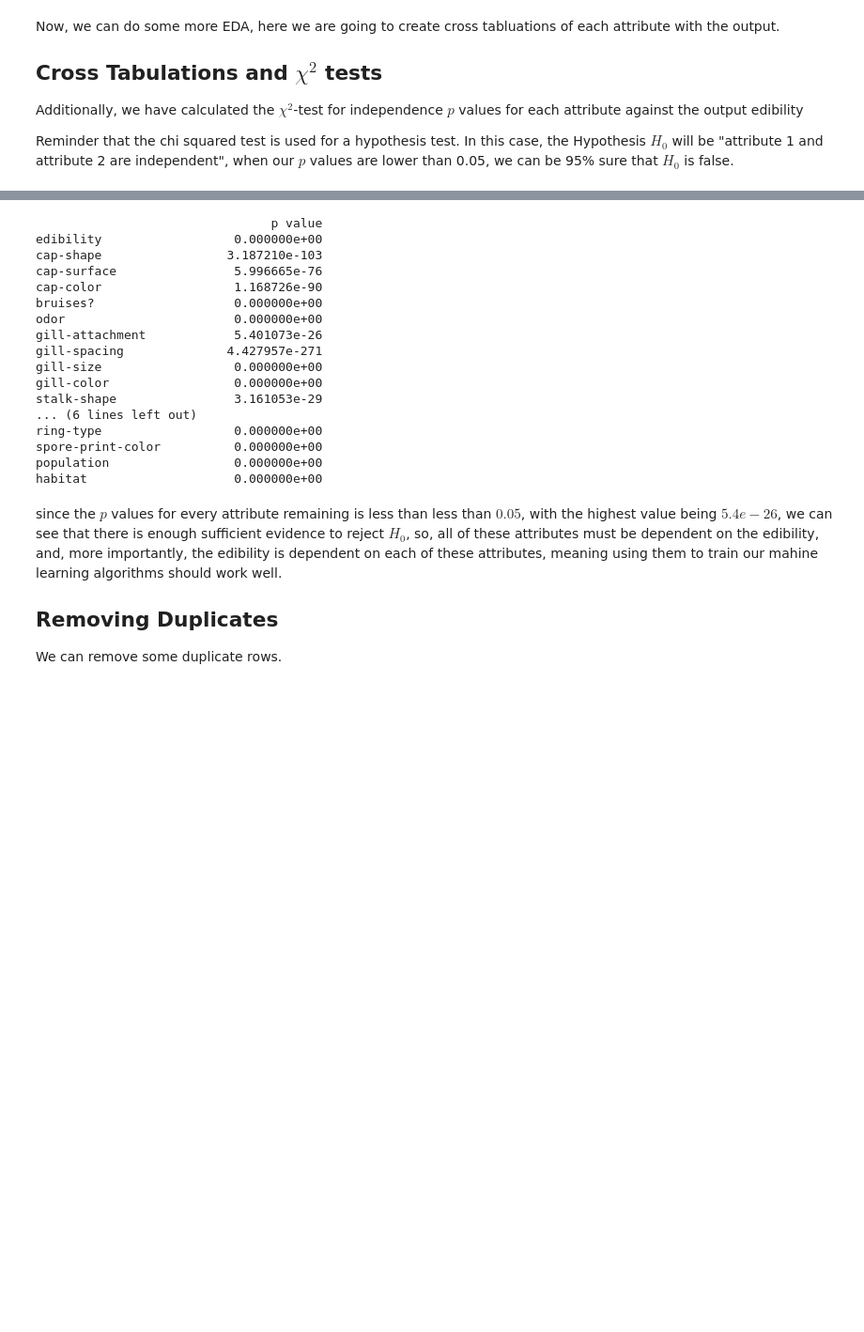
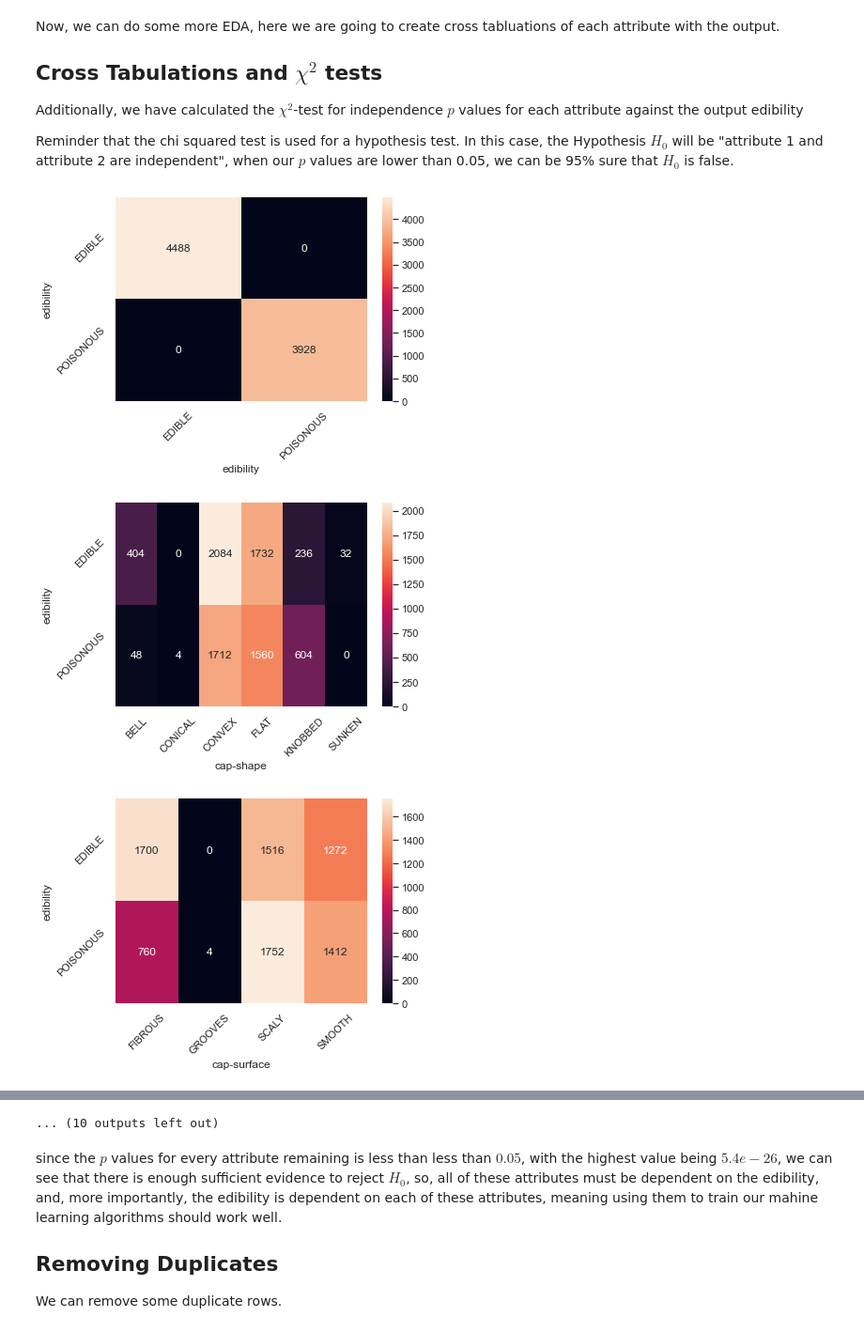
Before and after one commit to T-Tatsuya-W/AI_Coursework, a Jupyter notebook: workings.ipynb, the cells around one changed output, grey strips where cells are left out. Shown at 94% size. Saved outputs shown, nothing was run; the diff lists cells and outputs as text; code cells hidden in the pictures; blank space fills up the shorter version.

Commit message:
fixing cross tabulation graphs & Principle Component Analysis

```diff
--- a/workings.ipynb
+++ b/workings.ipynb
@@ -135,33 +135,38 @@ Reminder that the chi squared test is used for a hypothesis test. In this case,
 from scipy.stats import chi2_contingency
 
 chisquaredvalues = pd.DataFrame(np.zeros((dataset.shape[1], 1)), columns = ['p value'], index = dataset.columns)
 min = 10
 max = 0
 
 for col1 in dataset.columns:
     col2 = 'edibility'
     crosstab = pd.crosstab(dataset[col2], dataset[col1])
     chi2, p, dof, ex = chi2_contingency(crosstab)
     chisquaredvalues.at[col1, 'p value'] =  p
 
     if p>max:
         max = p
     if p<min:
         min = p
 
-    """ generate cross tabulations with edibility
+
+    sns.set_theme()
+    # generate cross tabulations with edibility
     heatplot = sns.heatmap(crosstab, annot = True, fmt = "d")
     heatplot.set_xticklabels(heatplot.get_xticklabels(), rotation=45)
     heatplot.set_yticklabels(heatplot.get_yticklabels(), rotation=45)
     plt.show()
 
     # To save new copies of the crosstab heatmap
     if col1 == "bruises?":
         label = "bruises"
     else:
         label = col1
-    plot.figure.savefig("Graphs/CrossTabulations/"+label+"x"+col2+".png", bbox_inches='tight')
-    """
+    heatplot.figure.savefig("Graphs/CrossTabulations/"+label+"x"+col2+".png", bbox_inches='tight')
+
 
 print(chisquaredvalues)
 # %% [output]
+[figure, added]
+[figure, added]
+[figure, added]
@@ -168,20 +182,4 @@ print(chisquaredvalues)
-                                p value
-edibility                  0.000000e+00
-cap-shape                 3.187210e-103
-cap-surface                5.996665e-76
-cap-color                  1.168726e-90
-bruises?                   0.000000e+00
-odor                       0.000000e+00
-gill-attachment            5.401073e-26
-gill-spacing              4.427957e-271
-gill-size                  0.000000e+00
-gill-color                 0.000000e+00
-stalk-shape                3.161053e-29
-... (6 lines left out)
-ring-type                  0.000000e+00
-spore-print-color          0.000000e+00
-population                 0.000000e+00
-habitat                    0.000000e+00
+... (10 outputs left out)
 # %% [markdown]
 since the $p$ values for every attribute remaining is less than less than $0.05$, with the highest value being $5.4e-26$, we can see that there is enough sufficient evidence to reject $H_0$, so, all of these attributes must be dependent on the edibility, and, more importantly, the edibility is dependent on each of these attributes, meaning using them to train our mahine learning algorithms should work well.
 
```
Also changed, not shown: parts of 9 cells of this notebook, 21 other files.
